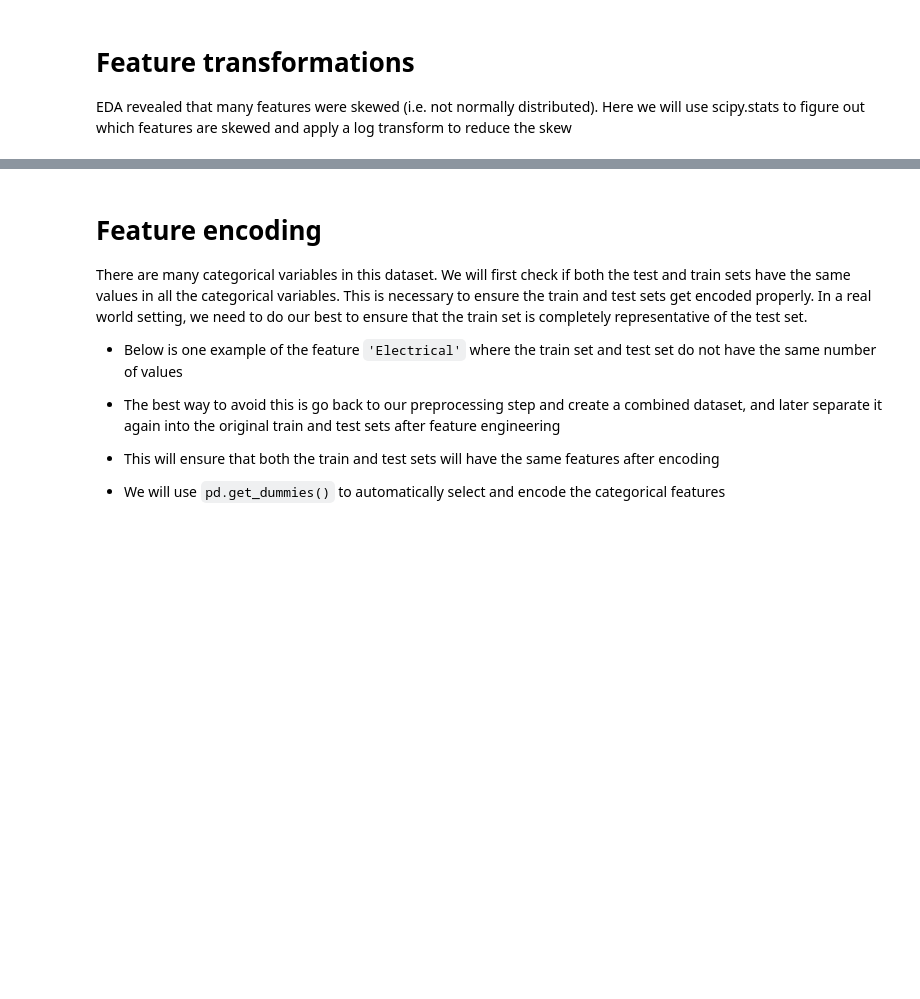
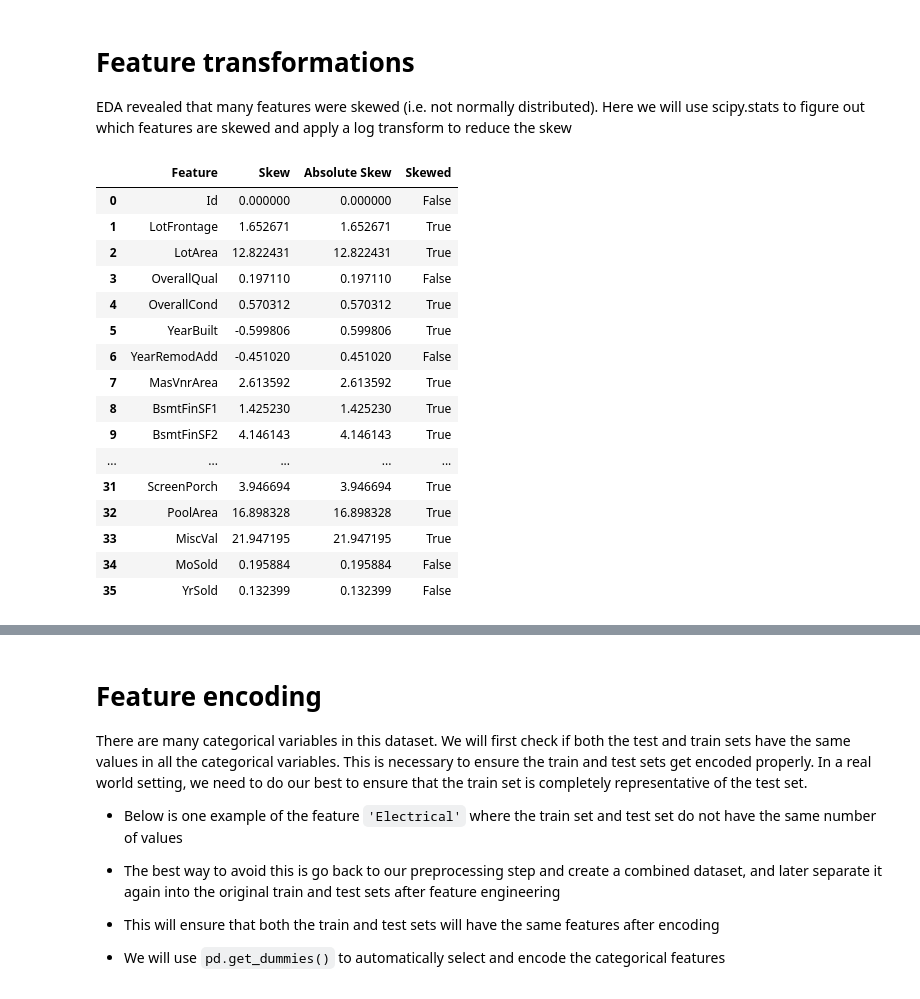
Before and after one commit to s-mushnoori/ames-housing, a Jupyter notebook: 02_FeatureEngineering.ipynb, the cells around one changed output, grey strips where cells are left out. Cells and saved outputs as stored; diff of their text form; code cells hidden in the pictures; blank space fills up the shorter version.

```diff
--- a/02_FeatureEngineering.ipynb
+++ b/02_FeatureEngineering.ipynb
@@ -148,3 +150,36 @@ df_all[['GarageType', 'GarageYrBlt', 'GarageFinish', 'GarageCars', 'GarageArea',
 # Feature transformations
 
 EDA revealed that many features were skewed (i.e. not normally distributed). Here we will use scipy.stats to figure out which features are skewed and apply a log transform to reduce the skew
+# %%
+def find_skew(dataset, show=True, col_names=False):
+  df_skew = pd.DataFrame(dataset.select_dtypes(np.number).columns, columns=['Feature'])
+  df_skew['Skew'] = df_skew['Feature'].apply(lambda feature: scipy.stats.skew(dataset[feature]))
+  df_skew['Absolute Skew'] = df_skew['Skew'].apply(abs)
+  df_skew['Skewed'] = df_skew['Absolute Skew'].apply(lambda x: True if x >= 0.5 else False)
+
+  if show:
+    from IPython.display import display
+    display(df_skew)
+
+  if col_names:
+    return df_skew[df_skew['Absolute Skew'] >= 0.5]['Feature'].values
+
+find_skew(df_all)
+# %% [output]
+|  | Feature | Skew | Absolute Skew | Skewed |
+| 0 | Id | 0.000000 | 0.000000 | False |
+| 1 | LotFrontage | 1.652671 | 1.652671 | True |
+| 2 | LotArea | 12.822431 | 12.822431 | True |
+| 3 | OverallQual | 0.197110 | 0.197110 | False |
+| 4 | OverallCond | 0.570312 | 0.570312 | True |
+| 5 | YearBuilt | -0.599806 | 0.599806 | True |
+| 6 | YearRemodAdd | -0.451020 | 0.451020 | False |
+| 7 | MasVnrArea | 2.613592 | 2.613592 | True |
+| 8 | BsmtFinSF1 | 1.425230 | 1.425230 | True |
+| 9 | BsmtFinSF2 | 4.146143 | 4.146143 | True |
+| ... | ... | ... | ... | ... |
+| 31 | ScreenPorch | 3.946694 | 3.946694 | True |
+| 32 | PoolArea | 16.898328 | 16.898328 | True |
+| 33 | MiscVal | 21.947195 | 21.947195 | True |
+| 34 | MoSold | 0.195884 | 0.195884 | False |
+| 35 | YrSold | 0.132399 | 0.132399 | False |
```
Also changed, not shown: parts of 8 cells of this notebook.
